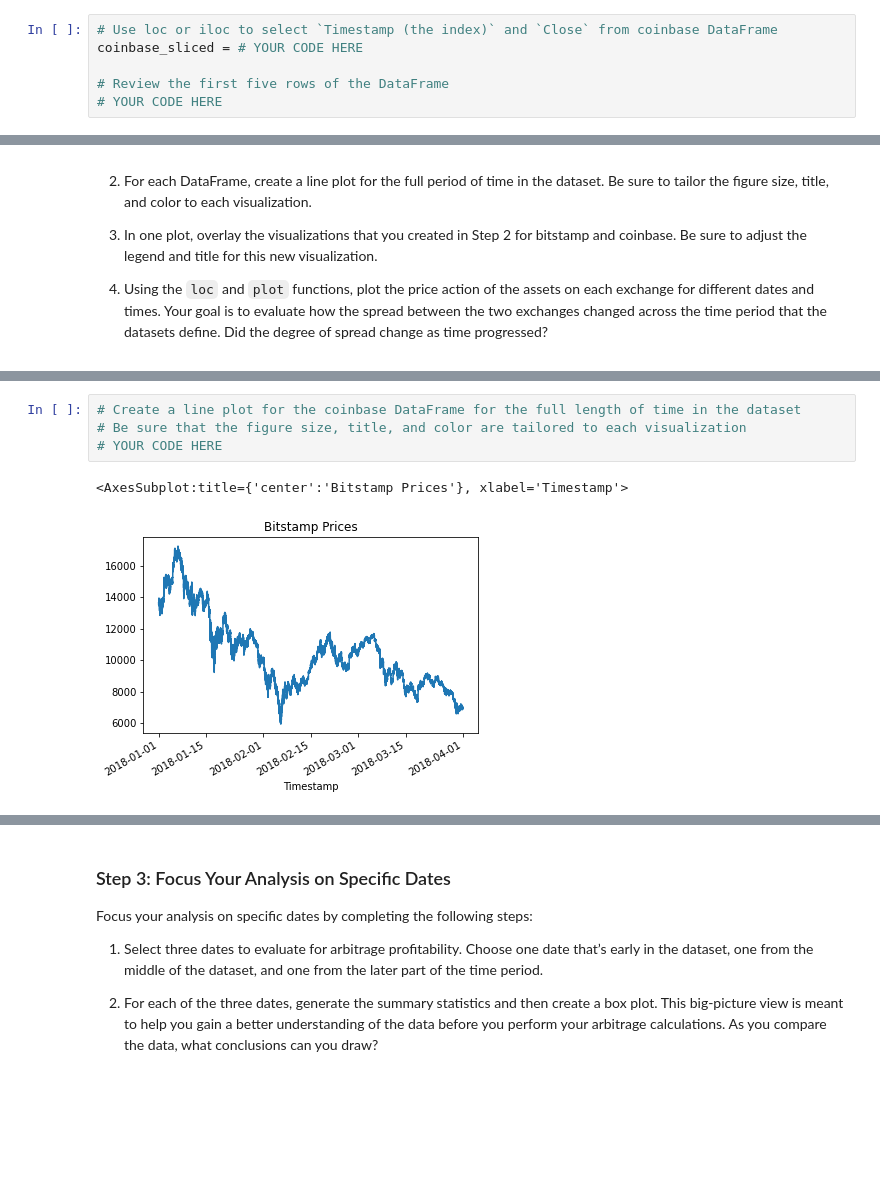
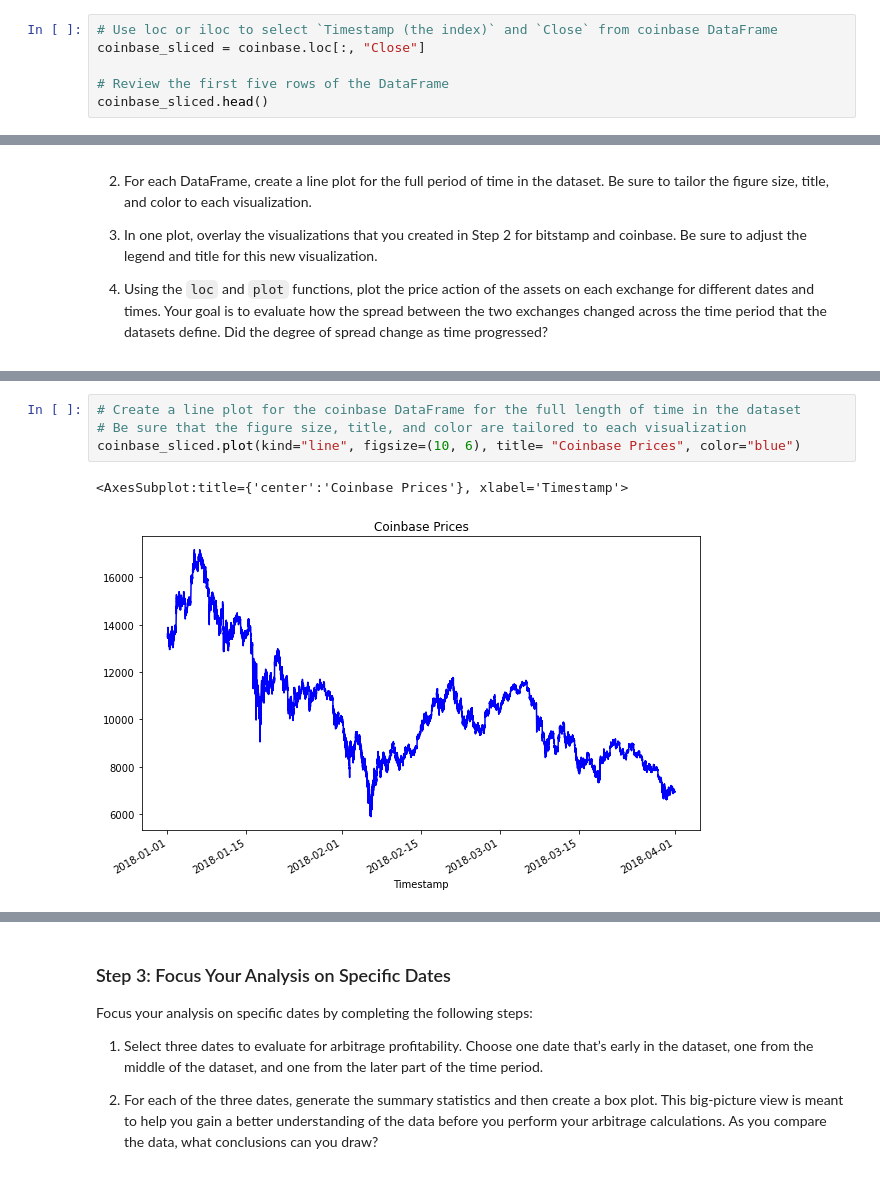
Before and after one commit to JunTheRewels/arbitrage, a Jupyter notebook: crypto_arbitrage.ipynb, the cells around one changed output, grey strips where cells are left out. Cells and saved outputs as stored; diff of their text form; blank space fills up the shorter version.

```diff
--- a/crypto_arbitrage.ipynb
+++ b/crypto_arbitrage.ipynb
@@ -208,7 +208,7 @@ bitstamp_sliced = # YOUR CODE HERE
 # %%
 # Use loc or iloc to select `Timestamp (the index)` and `Close` from coinbase DataFrame
-coinbase_sliced = # YOUR CODE HERE
+coinbase_sliced = coinbase.loc[:, "Close"]
 
 # Review the first five rows of the DataFrame
-# YOUR CODE HERE
+coinbase_sliced.head()
 # %% [output]
@@ -267,10 +267,10 @@ Sort through the time series data associated with the bitstamp and coinbase Data
 # %%
 # Create a line plot for the coinbase DataFrame for the full length of time in the dataset
 # Be sure that the figure size, title, and color are tailored to each visualization
-# YOUR CODE HERE
+coinbase_sliced.plot(kind="line", figsize=(10, 6), title= "Coinbase Prices", color="blue")
 # %% [output]
-<AxesSubplot:title={'center':'Bitstamp Prices'}, xlabel='Timestamp'>
+<AxesSubplot:title={'center':'Coinbase Prices'}, xlabel='Timestamp'>
-[figure, old version]
+[figure, new version]
 # %%
 # Overlay the visualizations for the bitstamp and coinbase DataFrames in one plot
 # The plot should visualize the prices over the full lenth of the dataset
```
Also changed, not shown: parts of 18 cells of this notebook.
